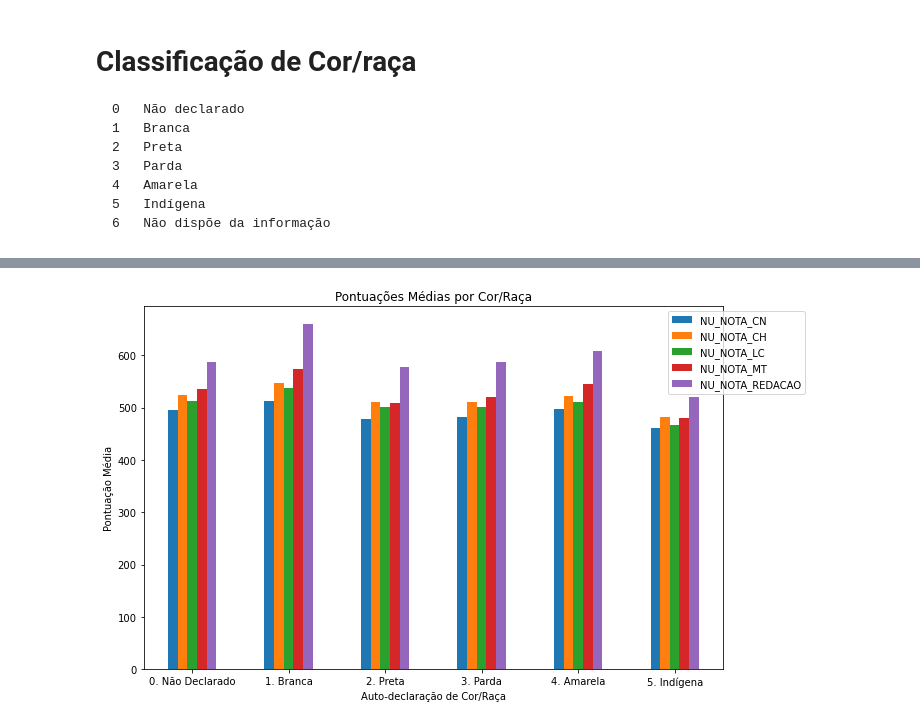
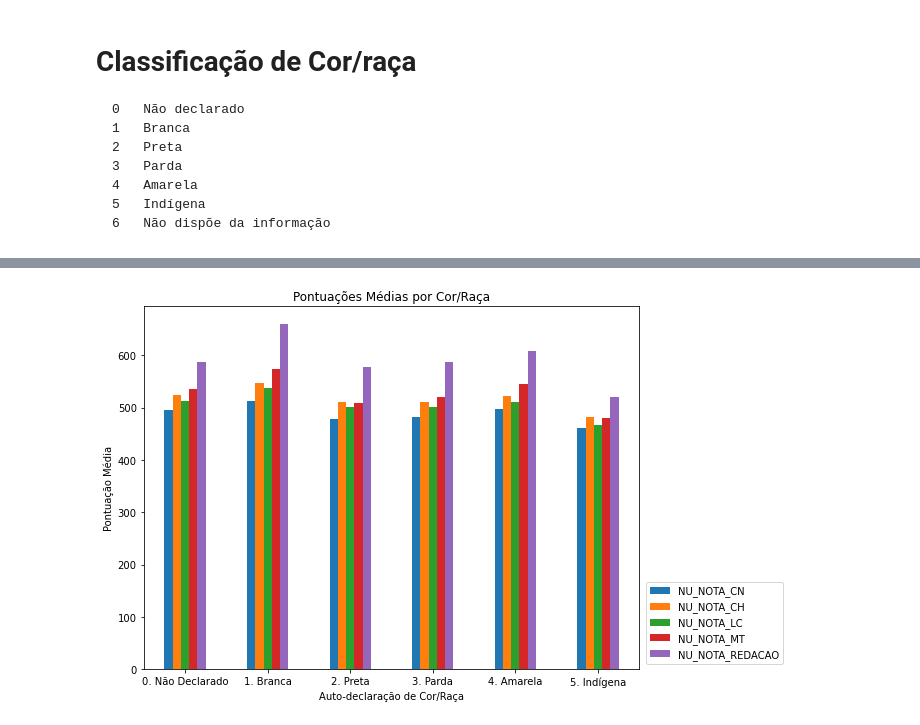
Before and after one commit to Medusa-85/analise_ENEM, a Jupyter notebook: analysis_2022/analysis_cor_raca/cor_raca_analysis.ipynb, the cells around one changed output, grey strips where cells are left out. Cells and saved outputs as stored; diff of their text form; code cells hidden in the pictures.

Commit message:
complete cor_raca_analysis

```diff
--- a/analysis_2022/analysis_cor_raca/cor_raca_analysis.ipynb
+++ b/analysis_2022/analysis_cor_raca/cor_raca_analysis.ipynb
@@ -39,0 +51,4 @@ df_CR = df[['TP_COR_RACA', 'NU_NOTA_CN', 'NU_NOTA_CH', 'NU_NOTA_LC', 'NU_NOTA_MT
+# %%
+df_CR = df[['TP_COR_RACA', 'NU_NOTA_CN', 'NU_NOTA_CH', 'NU_NOTA_LC', 'NU_NOTA_MT', 'NU_NOTA_REDACAO']].groupby('TP_COR_RACA').median()
+
+df_CR
@@ -40,14 +64,14 @@ df_CR = df[['TP_COR_RACA', 'NU_NOTA_CN', 'NU_NOTA_CH', 'NU_NOTA_LC', 'NU_NOTA_MT
 # %%
 import matplotlib.pyplot as plt
 
 ax = df_CR.plot.bar(rot=0, figsize=(10, 6))
 ax.set_xlabel('Auto-declaração de Cor/Raça')
 ax.set_ylabel('Pontuação Média')
 ax.set_title('Pontuações Médias por Cor/Raça')
 
-ax.legend(loc='upper right', bbox_to_anchor=(3, 1))
+ax.legend(loc='lower right', bbox_to_anchor=(1.3, 0))
 
 plt.tight_layout()
 plt.show()
 # %% [output]
-[figure, old version]
+[figure, new version]
```
Also changed, not shown: parts of 6 cells of this notebook.
